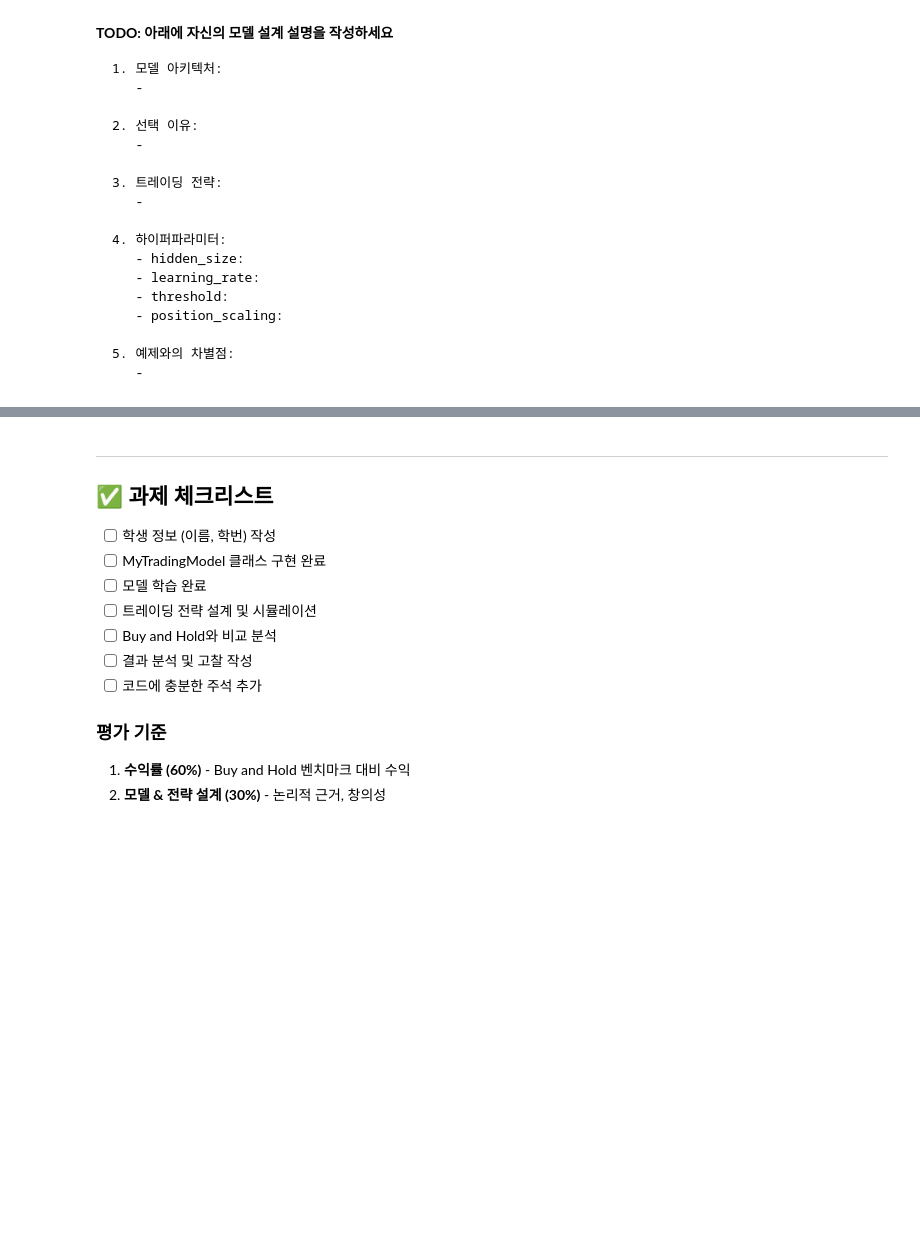
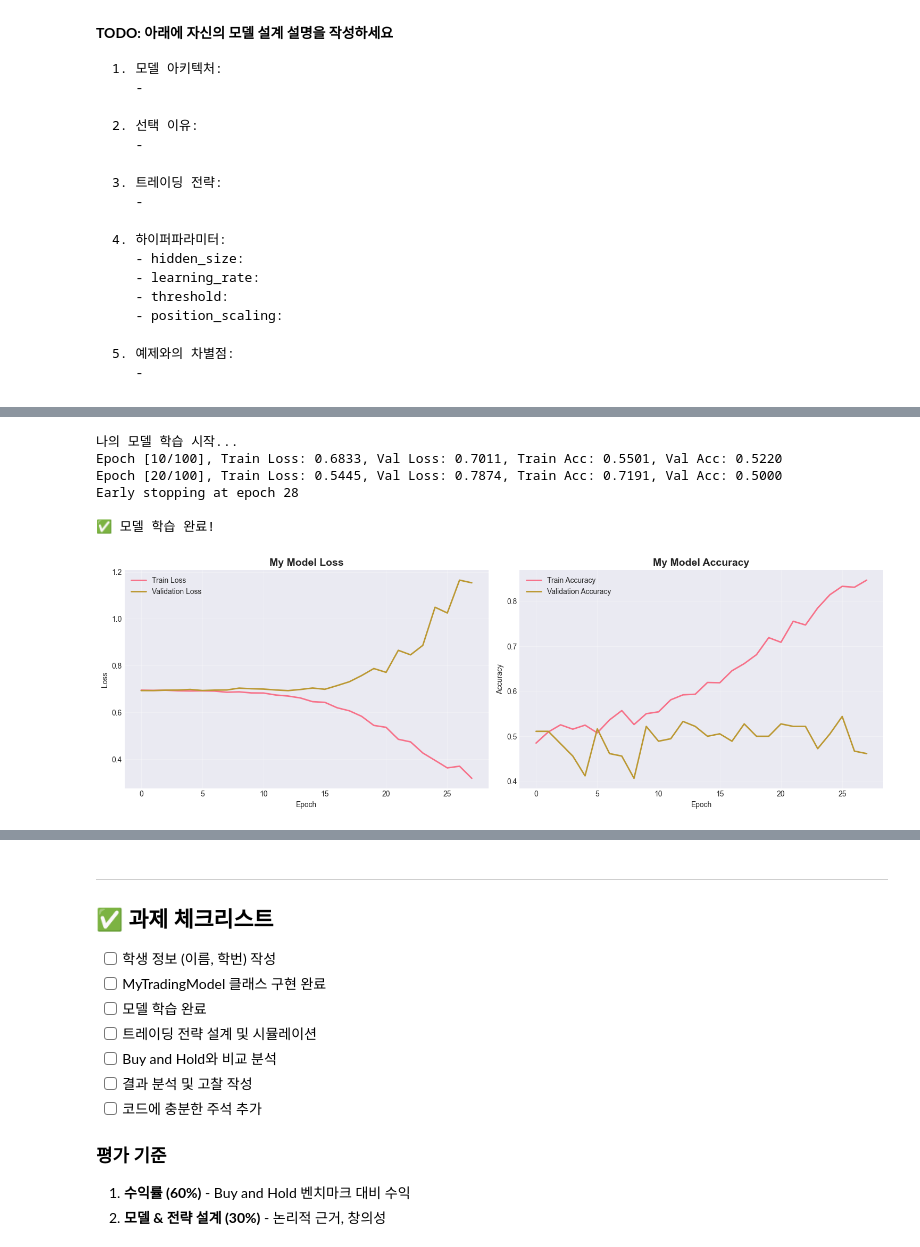
Before and after one commit to szzairong/TimeSeriesForecastingTest, a Jupyter notebook: assignment_notebook.ipynb, the cells around one changed output, grey strips where cells are left out. Saved outputs shown, nothing was run; the diff lists cells and outputs as text; code cells hidden in the pictures; blank space fills up the shorter version.

```diff
--- a/assignment_notebook.ipynb
+++ b/assignment_notebook.ipynb
@@ -796,33 +1240,42 @@ class MyTradingModel(nn.Module):
 # %%
 # TODO: 모델 학습 (주석 해제 후 사용)
 
-# print("나의 모델 학습 시작...")
-# my_history = train_model(
-#     model=my_model,
-#     train_loader=train_loader,
-#     val_loader=val_loader,
-#     epochs=100,
-#     lr=0.001,
-#     patience=15
-# )
-# print("\n✅ 모델 학습 완료!")
+print("나의 모델 학습 시작...")
+my_history = train_model(
+    model=my_model,
+    train_loader=train_loader,
+    val_loader=val_loader,
+    epochs=100,
+    lr=0.001,
+    patience=15
+)
+print("\n✅ 모델 학습 완료!")
+# %% [output]
+나의 모델 학습 시작...
+Epoch [10/100], Train Loss: 0.6833, Val Loss: 0.7011, Train Acc: 0.5501, Val Acc: 0.5220
+Epoch [20/100], Train Loss: 0.5445, Val Loss: 0.7874, Train Acc: 0.7191, Val Acc: 0.5000
+Early stopping at epoch 28
+
+✅ 모델 학습 완료!
 # %%
 # TODO: 학습 과정 시각화 (선택사항)
 
-# fig, axes = plt.subplots(1, 2, figsize=(15, 5))
-# axes[0].plot(my_history["train_loss"], label="Train Loss", linewidth=2)
-# axes[0].plot(my_history["val_loss"], label="Validation Loss", linewidth=2)
-# axes[0].set_title("My Model Loss", fontsize=14, fontweight="bold")
-# axes[0].set_xlabel("Epoch")
-# axes[0].set_ylabel("Loss")
-# axes[0].legend()
-# axes[0].grid(True, alpha=0.3)
-# axes[1].plot(my_history["train_acc"], label="Train Accuracy", linewidth=2)
-# axes[1].plot(my_history["val_acc"], label="Validation Accuracy", linewidth=2)
-# axes[1].set_title("My Model Accuracy", fontsize=14, fontweight="bold")
-# axes[1].set_xlabel("Epoch")
-# axes[1].set_ylabel("Accuracy")
-# axes[1].legend()
-# axes[1].grid(True, alpha=0.3)
-# plt.tight_layout()
-# plt.show()
+fig, axes = plt.subplots(1, 2, figsize=(15, 5))
+axes[0].plot(my_history["train_loss"], label="Train Loss", linewidth=2)
+axes[0].plot(my_history["val_loss"], label="Validation Loss", linewidth=2)
+axes[0].set_title("My Model Loss", fontsize=14, fontweight="bold")
+axes[0].set_xlabel("Epoch")
+axes[0].set_ylabel("Loss")
+axes[0].legend()
+axes[0].grid(True, alpha=0.3)
+axes[1].plot(my_history["train_acc"], label="Train Accuracy", linewidth=2)
+axes[1].plot(my_history["val_acc"], label="Validation Accuracy", linewidth=2)
+axes[1].set_title("My Model Accuracy", fontsize=14, fontweight="bold")
+axes[1].set_xlabel("Epoch")
+axes[1].set_ylabel("Accuracy")
+axes[1].legend()
+axes[1].grid(True, alpha=0.3)
+plt.tight_layout()
+plt.show()
+# %% [output]
+[figure, added]
```
Also changed, not shown: parts of 28 cells of this notebook.
